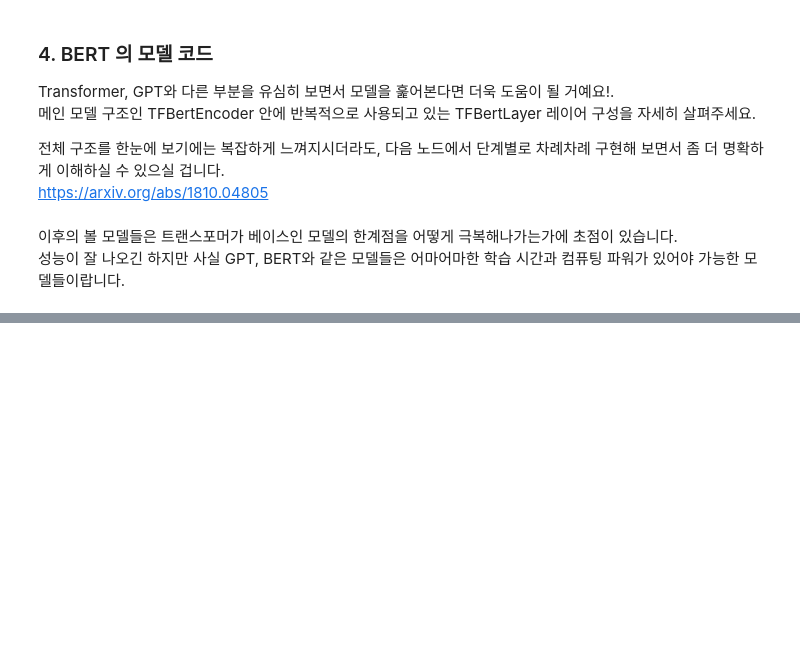
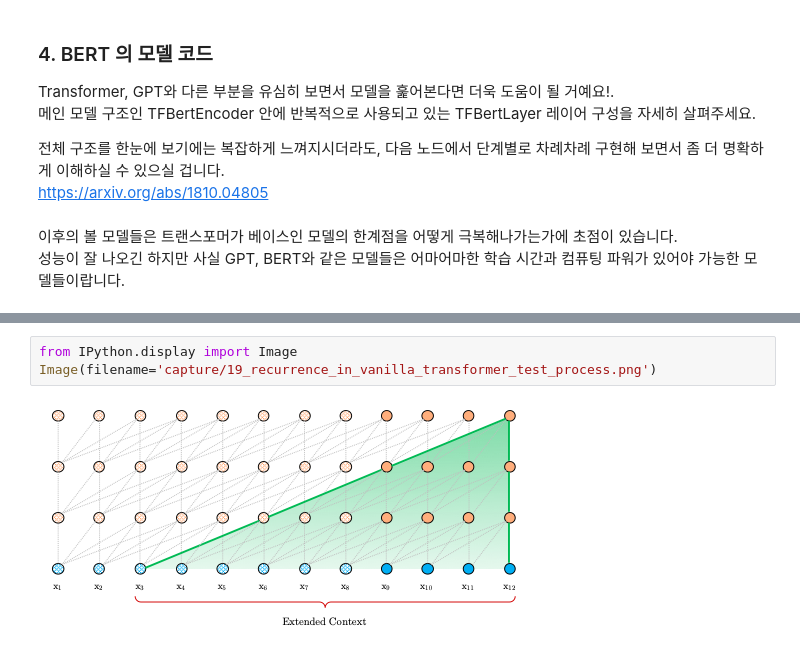
Before and after one commit to ziippy/modoo-nlp, a Jupyter notebook: 19_modern_nlp.ipynb, the cells around one changed output, grey strips where cells are left out. Saved outputs shown, nothing was run; the diff lists cells and outputs as text; blank space fills up the shorter version.

```diff
--- a/19_modern_nlp.ipynb
+++ b/19_modern_nlp.ipynb
@@ -270,0 +336,5 @@ https://arxiv.org/abs/1810.04805
+# %%
+from IPython.display import Image
+Image(filename='capture/19_recurrence_in_vanilla_transformer_test_process.png')
+# %% [output]
+[figure, added]
```
Also changed, not shown: parts of 10 cells of this notebook, 4 other files.
